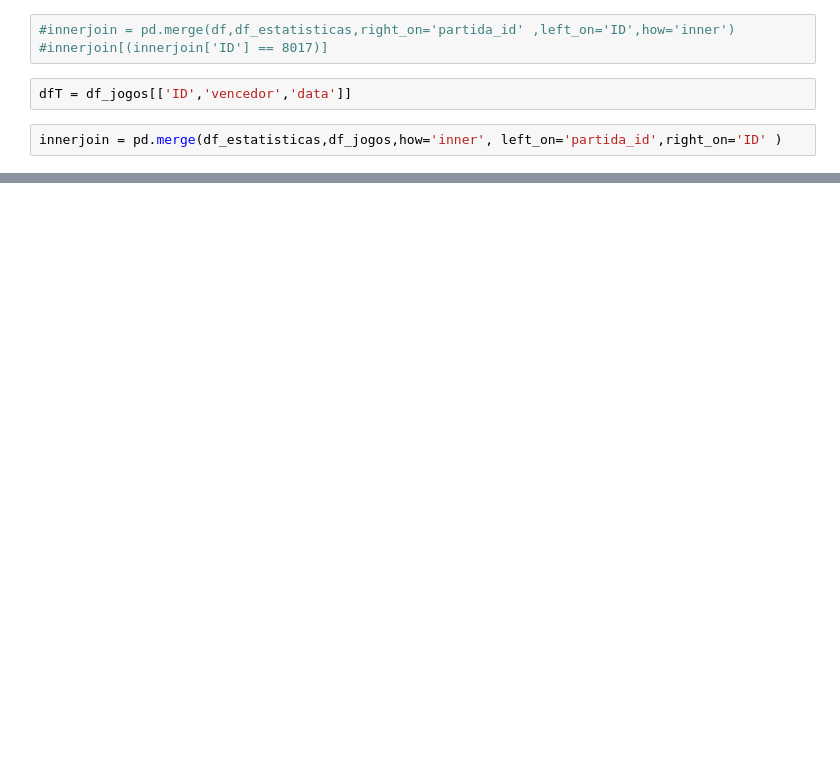
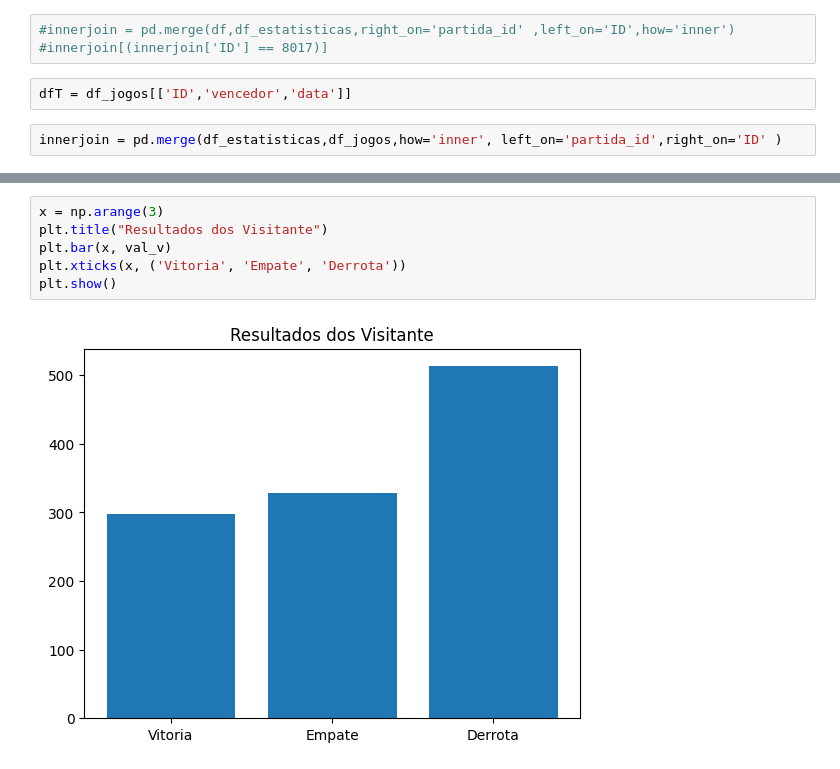
Before and after one commit to vbddinho/puc_minas_machine, a Jupyter notebook: plano3.ipynb, the cells around one changed output, grey strips where cells are left out. Cells and saved outputs as stored; diff of their text form; blank space fills up the shorter version.

```diff
--- a/plano3.ipynb
+++ b/plano3.ipynb
@@ -109,0 +215,8 @@ df_2020_2022['teste']
+# %%
+x = np.arange(3)
+plt.title("Resultados dos Visitante")
+plt.bar(x, val_v)
+plt.xticks(x, ('Vitoria', 'Empate', 'Derrota'))
+plt.show()
+# %% [output]
+[figure, added]
```
Also changed, not shown: parts of 19 cells of this notebook.
